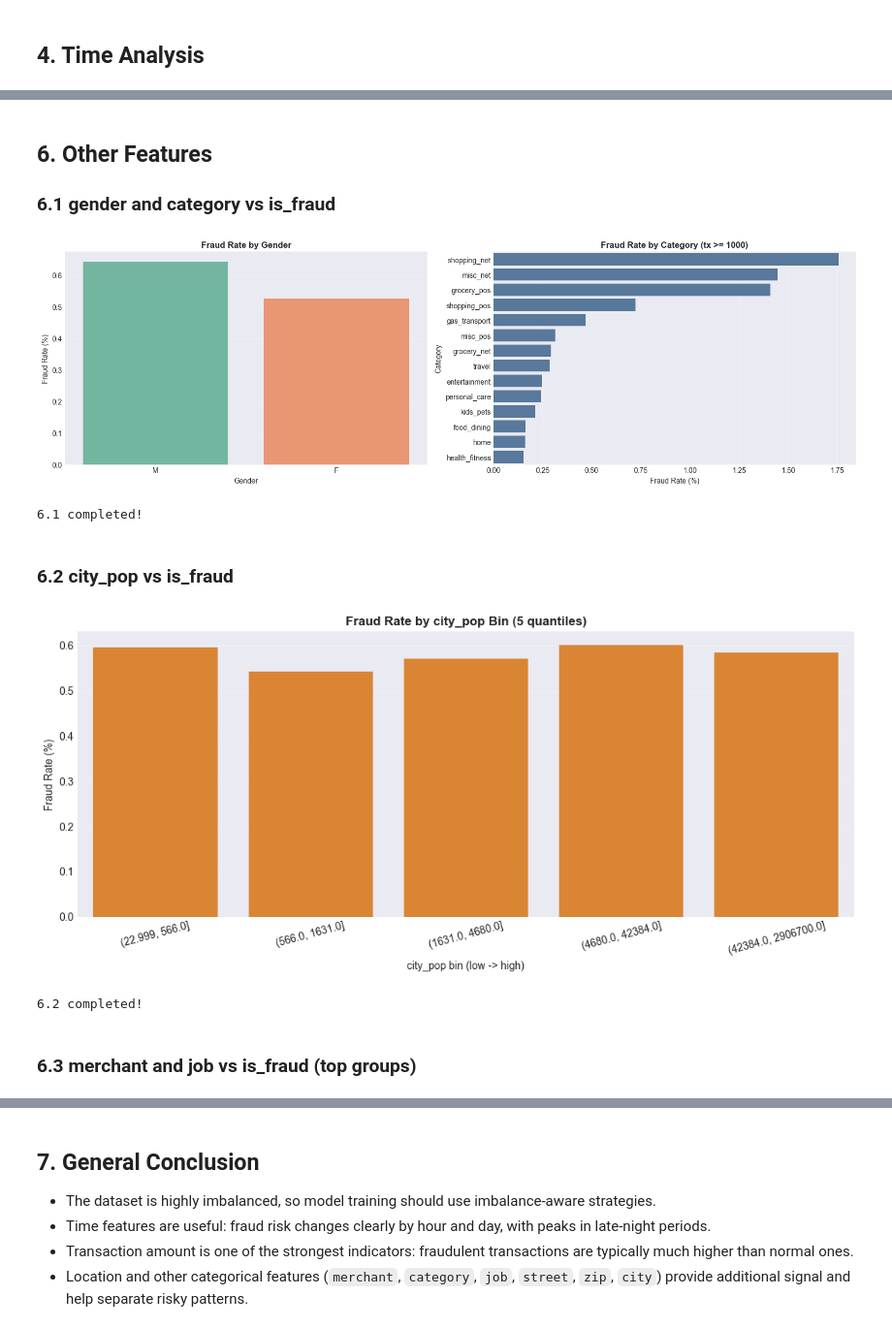
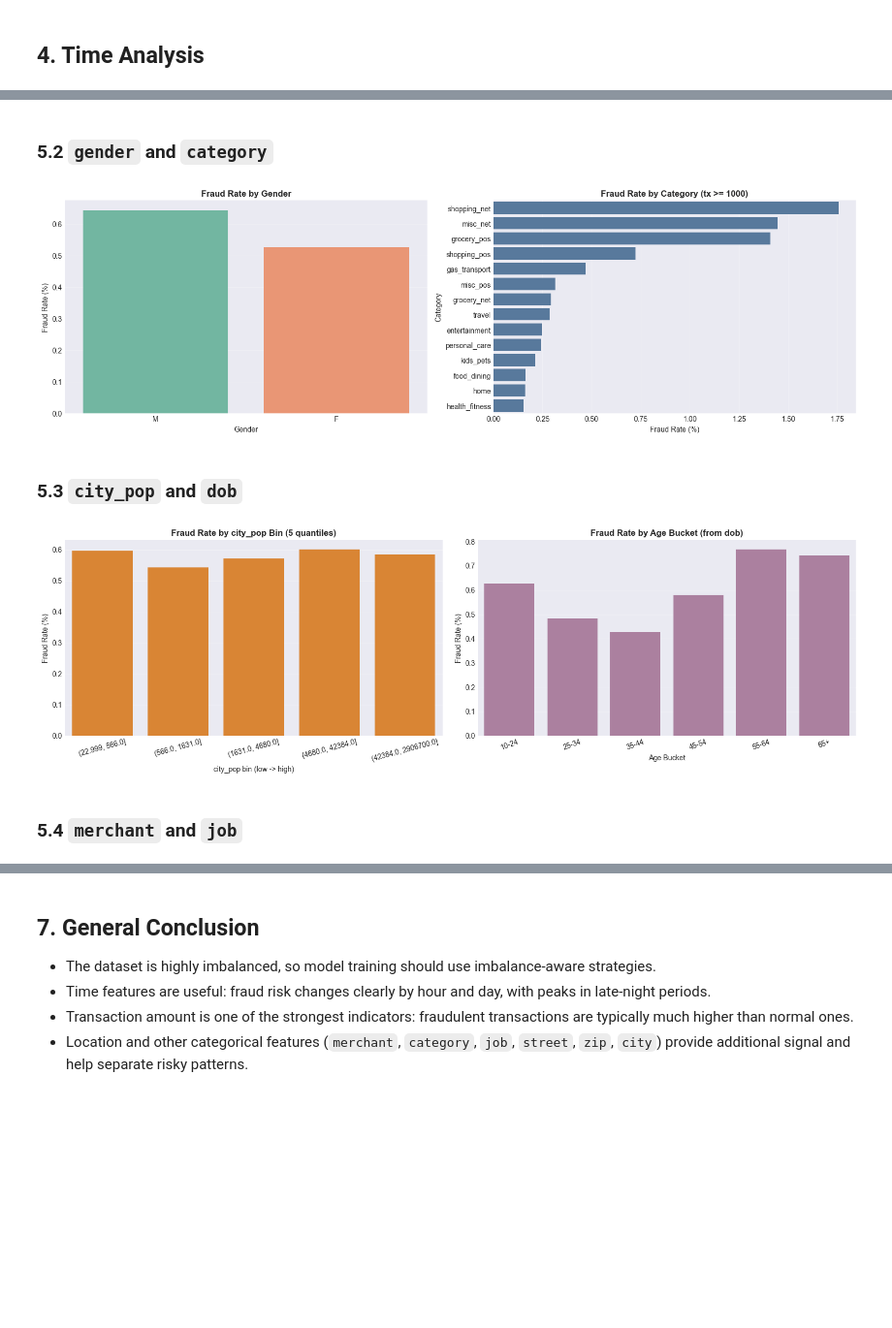
Before and after one commit to Dai-Nguyen1506/AI66A_group_1, a Jupyter notebook: notebooks/01_eda_exploration.ipynb, the cells around one changed output, grey strips where cells are left out. Shown at 97% size. Cells and saved outputs as stored; diff of their text form; code cells hidden in the pictures; blank space fills up the shorter version.

```diff
--- a/notebooks/01_eda_exploration.ipynb
+++ b/notebooks/01_eda_exploration.ipynb
@@ -646 +560,4 @@ Name: is_fraud, dtype: float64
+# %%
+# Information features
+feature_df = train[['amt', 'gender', 'category', 'merchant', 'city_pop', 'job', 'is_fraud', 'dob']].copy()
 # %% [markdown]
@@ -691,11 +585,6 @@ Interpretation hint: the central fraud range is roughly from q1 to q3 of class '
 # %% [markdown]
-## 6. Other Features
-### 6.1 gender and category vs is_fraud
+### 5.2 `gender` and `category`
 # %%
-# 6.1 Gender and Category vs is_fraud (simple fraud-rate bars)
-
-feature_df = train[['gender', 'category', 'merchant', 'city_pop', 'job', 'is_fraud']].copy()
-
 # Gender fraud rate
 gender_rate = feature_df.groupby('gender')['is_fraud'].mean().mul(100).sort_values(ascending=False)
 
@@ -723,44 +612,57 @@ axes[1].grid(axis='x', alpha=0.25)
 
 plt.tight_layout()
 plt.show()
-
-print('6.1 completed!')
 # %% [output]
 [figure]
-6.1 completed!
 # %% [markdown]
-### 6.2 city_pop vs is_fraud
+### 5.3 `city_pop` and `dob`
 # %%
 # Bin city_pop into quantiles, then compare fraud rate
-
 city_df = feature_df[['city_pop', 'is_fraud']].copy()
 city_df['city_pop'] = pd.to_numeric(city_df['city_pop'], errors='coerce')
 city_df = city_df.dropna(subset=['city_pop'])
 
 city_df['city_pop_bin'] = pd.qcut(city_df['city_pop'], q=5, duplicates='drop')
 city_plot = (
     city_df.groupby('city_pop_bin', observed=True)['is_fraud']
     .mean()
     .mul(100)
     .reset_index(name='fraud_rate_pct')
 )
 city_plot['bin_label'] = city_plot['city_pop_bin'].astype(str)
 
-plt.figure(figsize=(11, 5))
-sns.barplot(data=city_plot, x='bin_label', y='fraud_rate_pct', color='#f58518')
-plt.title('Fraud Rate by city_pop Bin (5 quantiles)', fontweight='bold')
-plt.xlabel('city_pop bin (low -> high)')
-plt.ylabel('Fraud Rate (%)')
-plt.xticks(rotation=15)
-plt.grid(axis='y', alpha=0.25)
+# DOB -> age features
+dob_df = feature_df[['dob', 'is_fraud']].copy()
+dob_df['trans_date'] = pd.to_datetime(train['trans_date_trans_time'], errors='coerce')
+dob_df['dob_dt'] = pd.to_datetime(dob_df['dob'], errors='coerce')
+age_years = (dob_df['trans_date'] - dob_df['dob_dt']).dt.days / 365.25
+dob_df['age_years'] = age_years.where((age_years >= 10) & (age_years <= 100))
+age_bins = [10, 25, 35, 45, 55, 65, 100]
+age_labels = ['10-24', '25-34', '35-44', '45-54', '55-64', '65+']
+dob_df['age_bucket'] = pd.cut(dob_df['age_years'], bins=age_bins, labels=age_labels, right=False)
+
+fig, axes = plt.subplots(1, 2, figsize=(16, 5))
+
+sns.barplot(data=city_plot, x='bin_label', y='fraud_rate_pct', color='#f58518', ax=axes[0])
+axes[0].set_title('Fraud Rate by city_pop Bin (5 quantiles)', fontweight='bold')
+axes[0].set_xlabel('city_pop bin (low -> high)')
+axes[0].set_ylabel('Fraud Rate (%)')
+axes[0].tick_params(axis='x', rotation=15)
+axes[0].grid(axis='y', alpha=0.25)
+
+age_rate = dob_df.groupby('age_bucket', observed=True)['is_fraud'].mean().mul(100)
+sns.barplot(x=age_rate.index.astype(str), y=age_rate.values, ax=axes[1], color='#b279a2')
+axes[1].set_title('Fraud Rate by Age Bucket (from dob)', fontweight='bold')
+axes[1].set_xlabel('Age Bucket')
+axes[1].set_ylabel('Fraud Rate (%)')
+axes[1].tick_params(axis='x', rotation=20)
+axes[1].grid(axis='y', alpha=0.25)
+
 plt.tight_layout()
 plt.show()
-
-print('6.2 completed!')
 # %% [output]
-[figure, old version]
+[figure, new version]
-6.2 completed!
 # %% [markdown]
-### 6.3 merchant and job vs is_fraud (top groups)
+### 5.4 `merchant` and `job`
 # %%
 # Show top groups with highest fraud rate, while requiring enough samples
```
Also changed, not shown: parts of 19 cells of this notebook.
